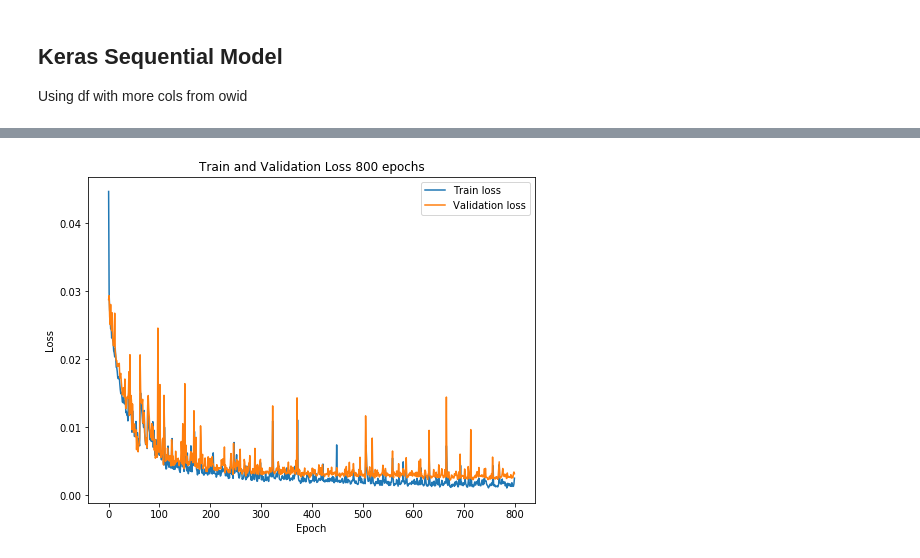
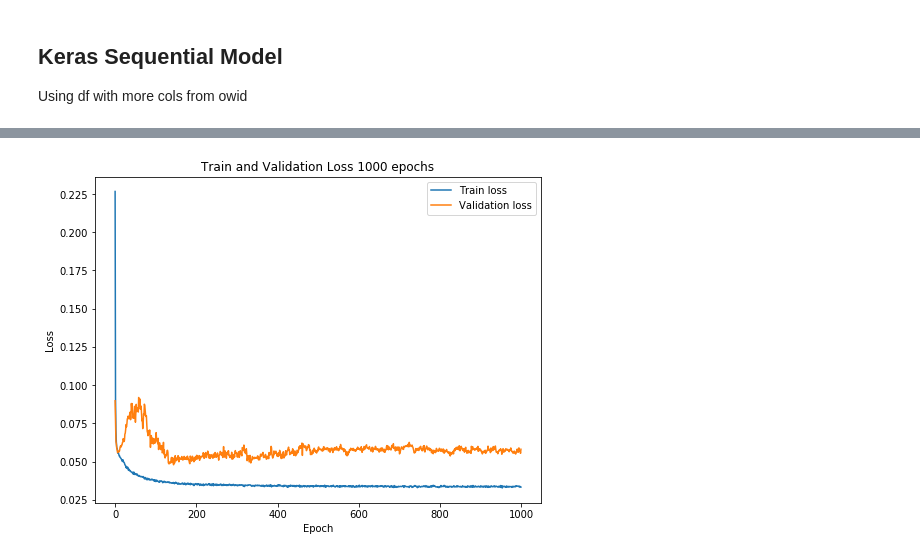
Before and after one commit to evilpegasus/datathon-spring-2021, a Jupyter notebook: model_reproduction_rate.ipynb, the cells around one changed output, grey strips where cells are left out. Cells and saved outputs as stored; diff of their text form; code cells hidden in the pictures.

Commit message:
tweaking model arch

```diff
--- a/model_reproduction_rate.ipynb
+++ b/model_reproduction_rate.ipynb
@@ -88,7 +88,7 @@ df['t5'] = df['t']**5
 df = pd.concat([df,pd.get_dummies(df.location)],axis=1)
 
 # drop old non-numerical location and date
-df = df.drop(['location','date'],axis=1)
+# df = df.drop(['location','date'],axis=1)
 df = df.dropna()
 df.head()
 # %% [output]
@@ -107,0 +127,19 @@ train, test = train_test_split(df, test_size=0.2, random_state=42)
+# %%
+from sklearn.model_selection import train_test_split
+
+# prepare data and divide train & test set
+# train, test = train_test_split(df, test_size=0.2, random_state=42)
+
+
+# train on 25 countries and test on 6
+all_countries = ['Austria', 'Belgium', 'Bulgaria', 'Croatia', 'Cyprus', 'Czechia','Denmark', 'Estonia', 'Finland', 'France', 'Germany', 'Greece','Hungary', 'Iceland', 'Ireland', 'Italy', 'Latvia', 'Lithuania', 'Luxembourg', 'Malta', 'Netherlands','Norway', 'Poland', 'Portugal', 'Romania', 'Slovakia', 'Slovenia','Spain', 'Sweden', 'Switzerland', 'United Kingdom']
+train_countries, test_countries = train_test_split(all_countries, test_size=0.18, random_state=42)
+assert len(train_countries) == 25    # there should be 25 countries in train set
+train = df[df["location"].isin(train_countries)]
+test = df[df["location"].isin(test_countries)]
+print("Training on: " + str(train["location"].unique()))
+print("Testing on: " + str(test["location"].unique()))
+
+
+print(train.shape)
+print(test.shape)
@@ -161,8 +212,8 @@ feature_columns = ['population',    # cols from owid in df except reproduction_r
        'population_density', 'median_age', 'aged_65_older', 'aged_70_older',
        'gdp_per_capita', 'cardiovasc_death_rate',
        'diabetes_prevalence', 'female_smokers', 'male_smokers',
-       'hospital_beds_per_thousand','life_expectancy', 'human_development_index',
-       't', 't2', 't3', 't4', 't5']
+       'hospital_beds_per_thousand','life_expectancy', 'human_development_index']
+       # 't', 't2', 't3', 't4', 't5']
 
 response_columns = list(eu_response["Response_measure"].unique())   # one-hot cols for each response type
 
@@ -170,7 +221,7 @@ country_cols = ['Austria', 'Belgium', 'Bulgaria', 'Croatia', 'Cyprus', 'Czechia'
 assert len(country_cols) == 31  # there should be 31 country columns
 
 # x_cols = response_columns # just reponse cols for testing
-x_cols = feature_columns + response_columns + country_cols
+x_cols = feature_columns + response_columns# + country_cols
 y_cols = ["delta_reproduction_rate"]
 
 X_train = train[x_cols]
@@ -212,13 +263,19 @@ print(X_test_scaled.shape)
 model = Sequential()
 
 # Adding the input layer and the first hidden layer
-model.add(Dense(128, activation = 'relu', input_dim = X_train.shape[1]))
+model.add(Dense(32, activation = 'relu', input_dim = X_train.shape[1]))
+
+model.add(Dropout(0.2))
 
 # Adding the second hidden layer
-model.add(Dense(units = 128, activation = 'relu'))
+model.add(Dense(units = 32, activation = 'relu'))
+
+model.add(Dropout(0.2))
 
 # Adding the third hidden layer
-model.add(Dense(units = 128, activation = 'relu'))
+model.add(Dense(units = 32, activation = 'relu'))
+
+model.add(Dropout(0.2))
 
 # Adding the output layer
 
@@ -227,5 +284,7 @@ model.add(Dense(units = 1))
 # Compiling the ANN
 model.compile(optimizer = 'adam', loss = 'mean_squared_error')
 
-history = model.fit(X_train_scaled, y_train, batch_size = 64, epochs = 800, validation_split=0.2)
+batch_size = 64
+epochs = 1000
+history = model.fit(X_train_scaled, y_train, batch_size = batch_size, epochs = epochs, validation_split=0.2)
 # %% [output]
@@ -249,20 +308,20 @@ Wall time: 2min 53s
 # %%
 plt.figure(figsize=(8,6))
 
 # Zoom in
 axes = plt.gca()
 # axes.set_ylim([0,0.05])
 # axes.set_xlim([0,400])
 
 plt.plot(history.history["loss"], label = "Train loss")
 plt.plot(history.history["val_loss"], label = "Validation loss")
 plt.legend()
-plt.title("Train and Validation Loss 800 epochs")
+plt.title("Train and Validation Loss " + str(epochs) + " epochs")
 plt.xlabel("Epoch")
 plt.ylabel("Loss")
 plt.savefig("plots/delta_reproduction_rate_model_loss.png")
 # %% [output]
-[figure, old version]
+[figure, new version]
 # %%
 print("RMSE: " + str(rmse(y_test, model.predict(X_test_scaled))))
 # %% [output]
```
Also changed, not shown: parts of 12 cells of this notebook, 2 other files.
